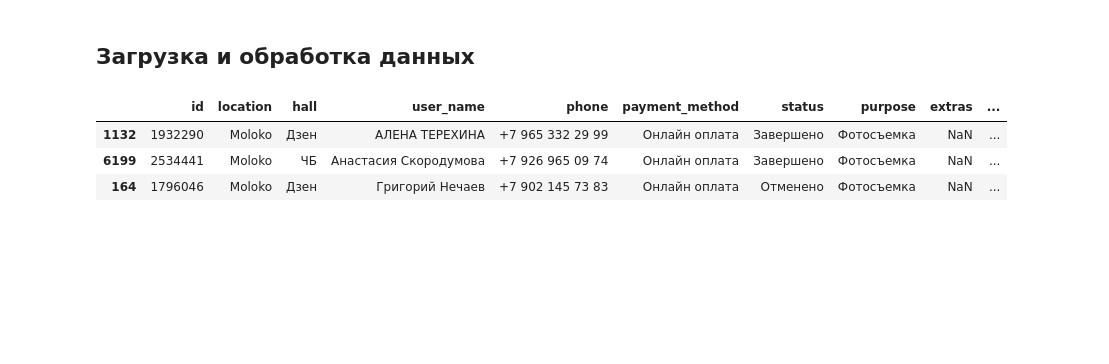
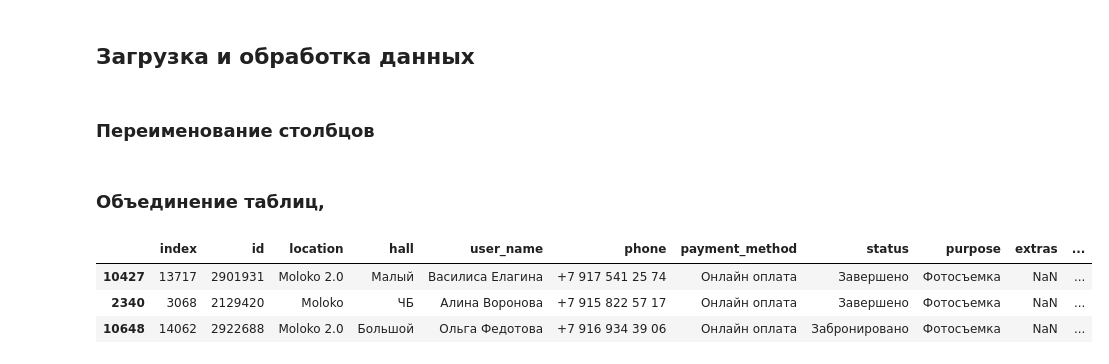
Before and after one commit to Doctorfilm/ds-moloko-forecast, a Jupyter notebook: ds-moloko-forecast.ipynb, the cells around one changed output. Cells and saved outputs as stored; diff of their text form; code cells hidden in the pictures; blank space fills up the shorter version.

```diff
--- a/ds-moloko-forecast.ipynb
+++ b/ds-moloko-forecast.ipynb
@@ -70,23 +69,33 @@ TEST_SIZE = 0.25          # Доля тестовой выборки
 df_moloko = pd.read_csv('dataset/Moloko_1.0.csv', sep=';')
 # 2. Загрузка  датасета
 df_luce = pd.read_csv('dataset/Luce+Moloko_2.0.csv', sep=';')
+# %% [markdown]
+### Переименование столбцов
+# %%
+# 1. Список названий всех колонок (по согласованному шаблону)
+col_name = [
+    'id', 'location', 'hall', 'user_name', 'phone', 'payment_method', 'status', 'purpose',
+    'extras', 'people_count', 'amount', 'prepaid', 'booking_date', 'start_h', 'end_h',
+    'timeout', 'comment', 'promo_code', 'dur_h', 'utm_source', 'utm_medium', 'utm_campaign',
+    'utm_content', 'utm_term'
+]
+df_moloko.columns = col_name
+df_luce.columns = col_name
+# %% [markdown]
+### Объединение таблиц,
 # %%
-# 1. Список названий всех колонок (по согласованному шаблону)
-col_name = [
-    'id', 'location', 'hall', 'user_name', 'phone', 'payment_method', 'status', 'purpose',
-    'extras', 'people_count', 'amount', 'prepaid', 'booking_date', 'start_time', 'end_time',
-    'timeout', 'comment', 'promo_code', 'duration', 'utm_source', 'utm_medium', 'utm_campaign',
-    'utm_content', 'utm_term'
-]
-df_moloko.columns = col_name
-df_luce.columns = col_name
-
 # 3. Объединение всех таблиц в одну
 df_main = pd.concat([df_moloko, df_luce], ignore_index=True)
 
+# 4. Убираем технические записи: user_name = 'Скородумова' (рабочая заглушка)
+df_main = df_main[~df_main['user_name'].str.replace('C', 'С').str.contains('Скородумова', na=False)].reset_index()
+
+# 5. Сохранение результата
+df_main.to_csv('dataset/studio_data.csv', index=False)
+
 df_main.sample(3)
 # %% [output]
-|  | id | location | hall | user_name | phone | payment_method | status | purpose | extras | ... |
-| 1132 | 1932290 | Moloko | Дзен | АЛЕНА ТЕРЕХИНА | +7 965 332 29 99 | Онлайн оплата | Завершено | Фотосъемка | NaN | ... |
-| 6199 | 2534441 | Moloko | ЧБ | Анастасия Скородумова | +7 926 965 09 74 | Онлайн оплата | Завершено | Фотосъемка | NaN | ... |
-| 164 | 1796046 | Moloko | Дзен | Григорий Нечаев | +7 902 145 73 83 | Онлайн оплата | Отменено | Фотосъемка | NaN | ... |
+|  | index | id | location | hall | user_name | phone | payment_method | status | purpose | extras | ... |
+| 10427 | 13717 | 2901931 | Moloko 2.0 | Малый | Василиса Елагина | +7 917 541 25 74 | Онлайн оплата | Завершено | Фотосъемка | NaN | ... |
+| 2340 | 3068 | 2129420 | Moloko | ЧБ | Алина Воронова | +7 915 822 57 17 | Онлайн оплата | Завершено | Фотосъемка | NaN | ... |
+| 10648 | 14062 | 2922688 | Moloko 2.0 | Большой | Ольга Федотова | +7 916 934 39 06 | Онлайн оплата | Забронировано | Фотосъемка | NaN | ... |
```
Also changed, not shown: parts of 50 cells of this notebook, 8 other files.
